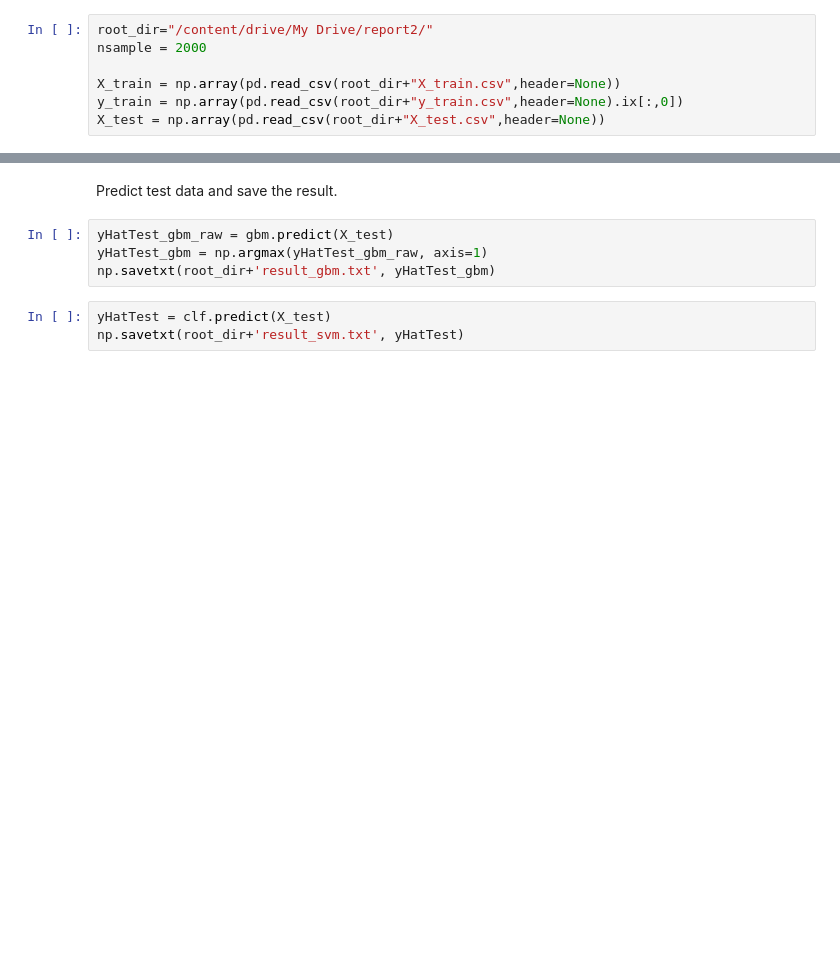
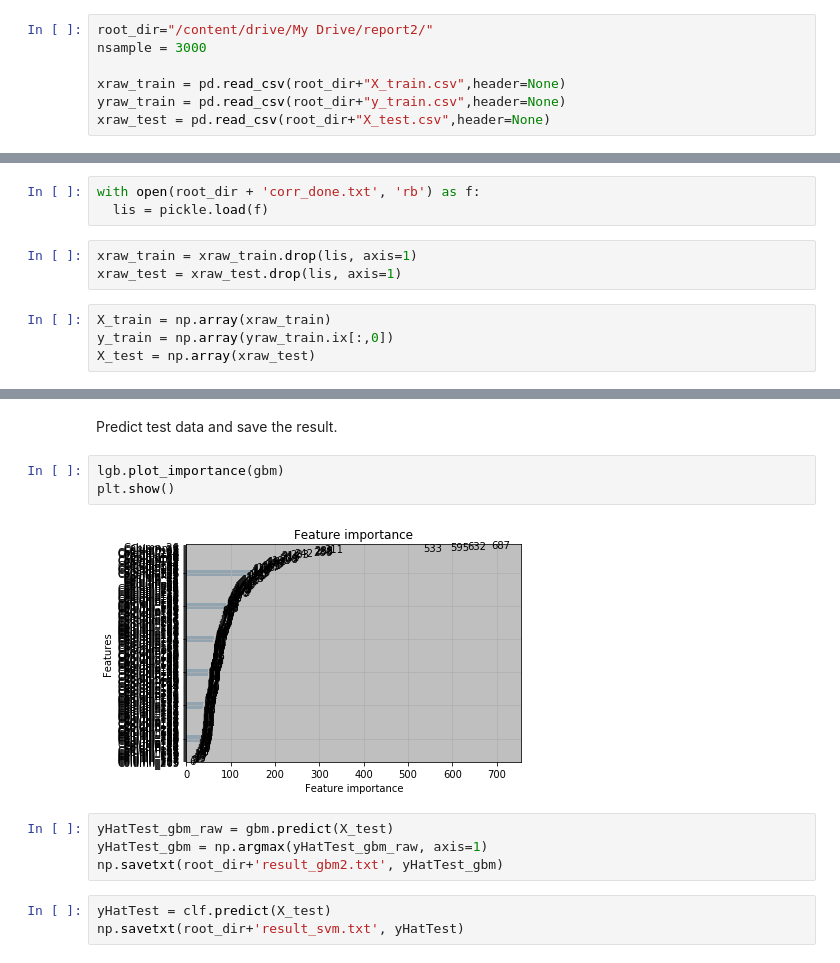
Before and after one commit to koh-ts/human_activity_recognition, a Jupyter notebook: human_activity_recognition.ipynb, the cells around one changed output, grey strips where cells are left out. Drawn from its saved outputs; the diff is of its cells as text; blank space fills up the shorter version.

Commit message:
deleted high corr features and got .84

```diff
--- a/human_activity_recognition.ipynb
+++ b/human_activity_recognition.ipynb
@@ -16,8 +21,8 @@ drive.mount('/content/drive')
 Load the data.
 # %%
 root_dir="/content/drive/My Drive/report2/"
-nsample = 2000
+nsample = 3000
 
-X_train = np.array(pd.read_csv(root_dir+"X_train.csv",header=None))
-y_train = np.array(pd.read_csv(root_dir+"y_train.csv",header=None).ix[:,0])
-X_test = np.array(pd.read_csv(root_dir+"X_test.csv",header=None))
+xraw_train = pd.read_csv(root_dir+"X_train.csv",header=None)
+yraw_train = pd.read_csv(root_dir+"y_train.csv",header=None)
+xraw_test = pd.read_csv(root_dir+"X_test.csv",header=None)
@@ -23,0 +42,10 @@ X_test = np.array(pd.read_csv(root_dir+"X_test.csv",header=None))
+# %%
+with open(root_dir + 'corr_done.txt', 'rb') as f:
+  lis = pickle.load(f)
+# %%
+xraw_train = xraw_train.drop(lis, axis=1)
+xraw_test = xraw_test.drop(lis, axis=1)
+# %%
+X_train = np.array(xraw_train)
+y_train = np.array(yraw_train.ix[:,0])
+X_test = np.array(xraw_test)
@@ -64,9 +124,14 @@ gbm = lgb.train(params, train_data_set, num_boost_round=300, valid_sets=[train_d
 # %% [markdown]
 Predict test data and save the result.
+# %%
+lgb.plot_importance(gbm)
+plt.show()
+# %% [output]
+[figure, added]
 # %%
 yHatTest_gbm_raw = gbm.predict(X_test)
 yHatTest_gbm = np.argmax(yHatTest_gbm_raw, axis=1)
-np.savetxt(root_dir+'result_gbm.txt', yHatTest_gbm)
+np.savetxt(root_dir+'result_gbm2.txt', yHatTest_gbm)
 # %%
 yHatTest = clf.predict(X_test)
 np.savetxt(root_dir+'result_svm.txt', yHatTest)
```
Also changed, not shown: parts of 10 cells of this notebook.
